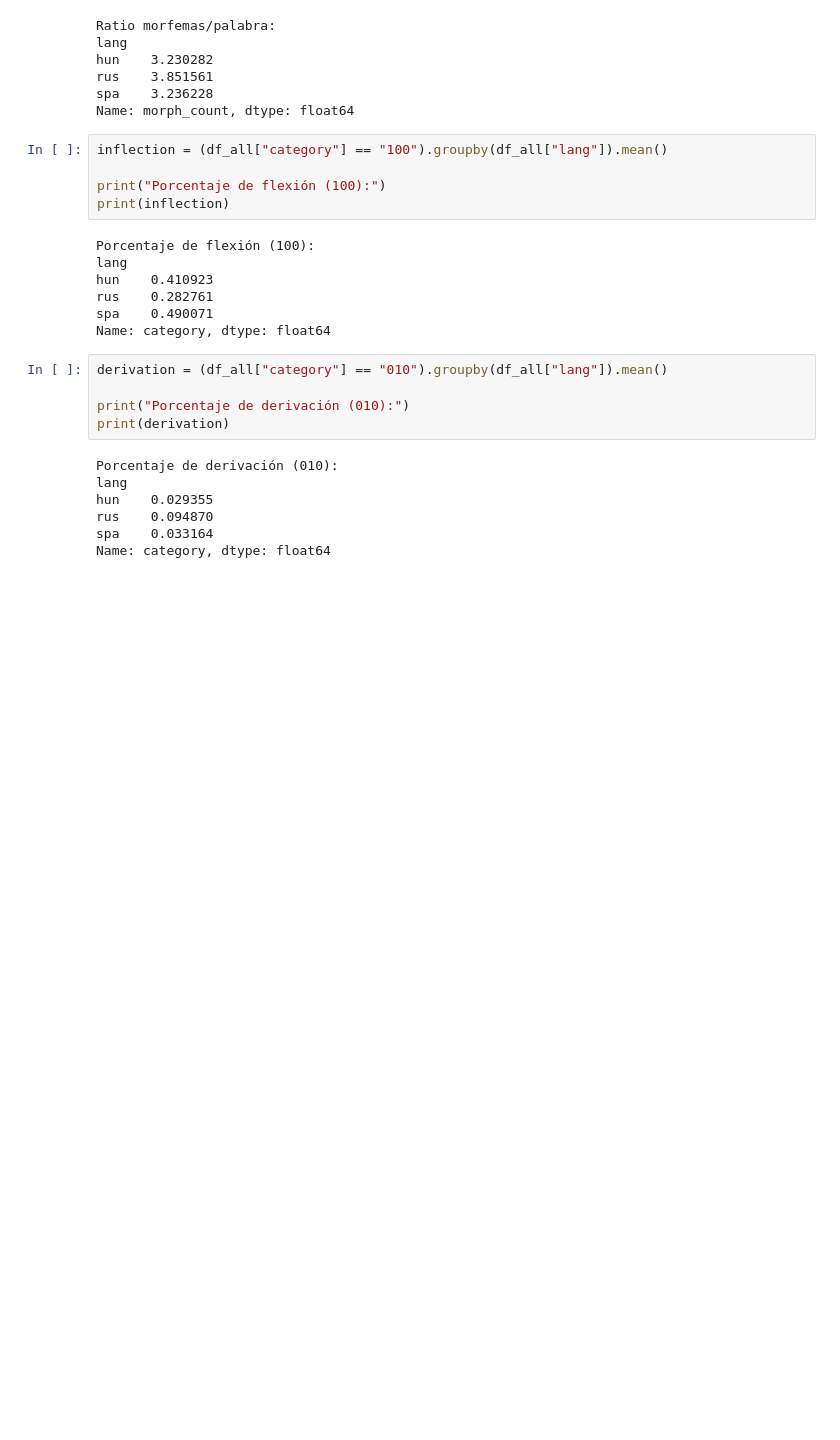
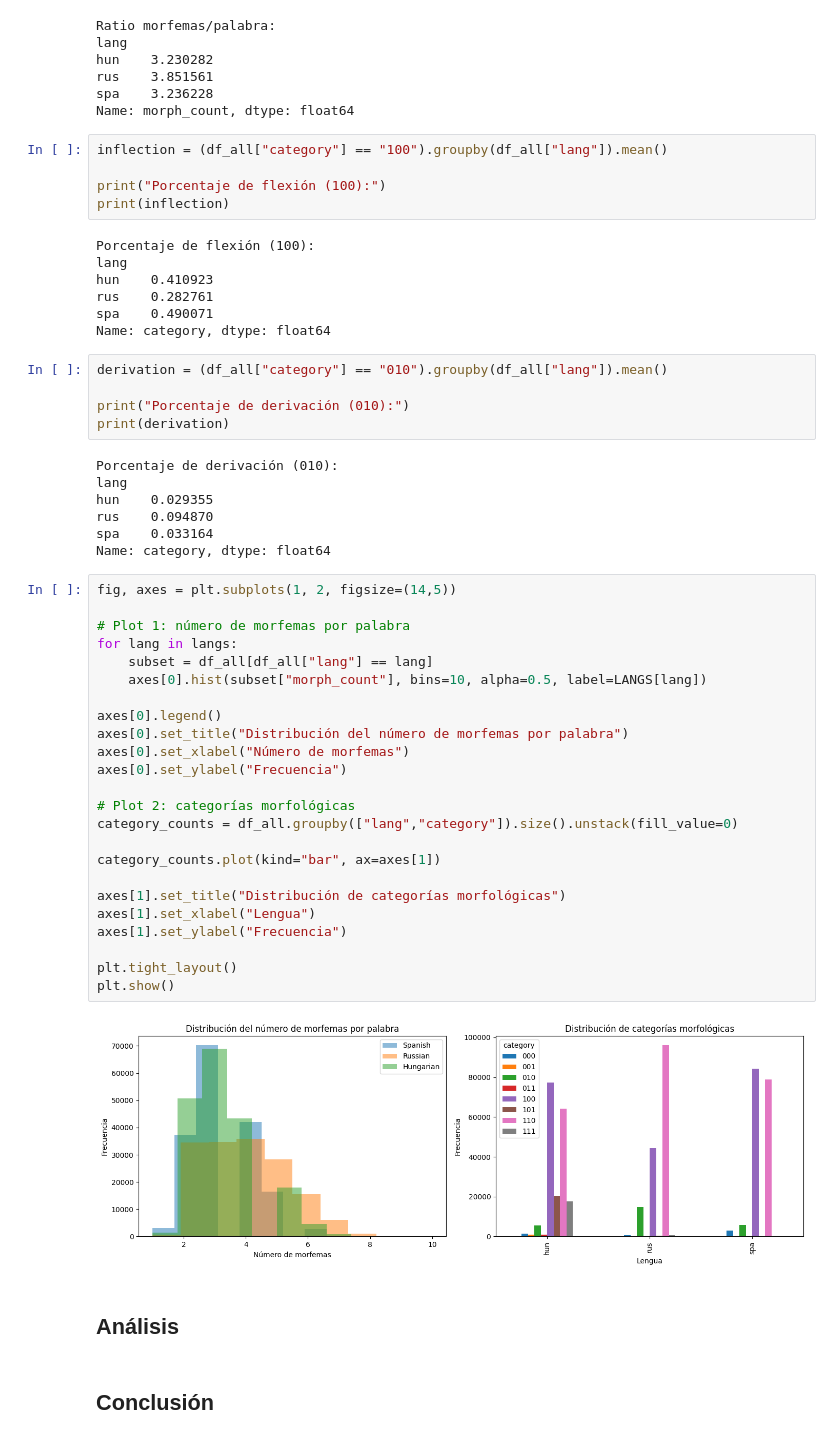
Before and after one commit to umoqnier/cl-2026-2-lab, a Jupyter notebook: practicas/SubsetOfMars/P1/P1.ipynb, the cells around one changed output. Drawn from its saved outputs; the diff is of its cells as text; blank space fills up the shorter version.

```diff
--- a/practicas/SubsetOfMars/P1/P1.ipynb
+++ b/practicas/SubsetOfMars/P1/P1.ipynb
@@ -340,3 +328,33 @@ hun    0.029355
 rus    0.094870
 spa    0.033164
 Name: category, dtype: float64
+# %%
+fig, axes = plt.subplots(1, 2, figsize=(14,5))
+
+# Plot 1: número de morfemas por palabra
+for lang in langs:
+    subset = df_all[df_all["lang"] == lang]
+    axes[0].hist(subset["morph_count"], bins=10, alpha=0.5, label=LANGS[lang])
+
+axes[0].legend()
+axes[0].set_title("Distribución del número de morfemas por palabra")
+axes[0].set_xlabel("Número de morfemas")
+axes[0].set_ylabel("Frecuencia")
+
+# Plot 2: categorías morfológicas
+category_counts = df_all.groupby(["lang","category"]).size().unstack(fill_value=0)
+
+category_counts.plot(kind="bar", ax=axes[1])
+
+axes[1].set_title("Distribución de categorías morfológicas")
+axes[1].set_xlabel("Lengua")
+axes[1].set_ylabel("Frecuencia")
+
+plt.tight_layout()
+plt.show()
+# %% [output]
+[figure, added]
+# %% [markdown]
+## Análisis
+# %% [markdown]
+## Conclusión
```
Also changed, not shown: parts of 2 cells of this notebook, 1 other file.
